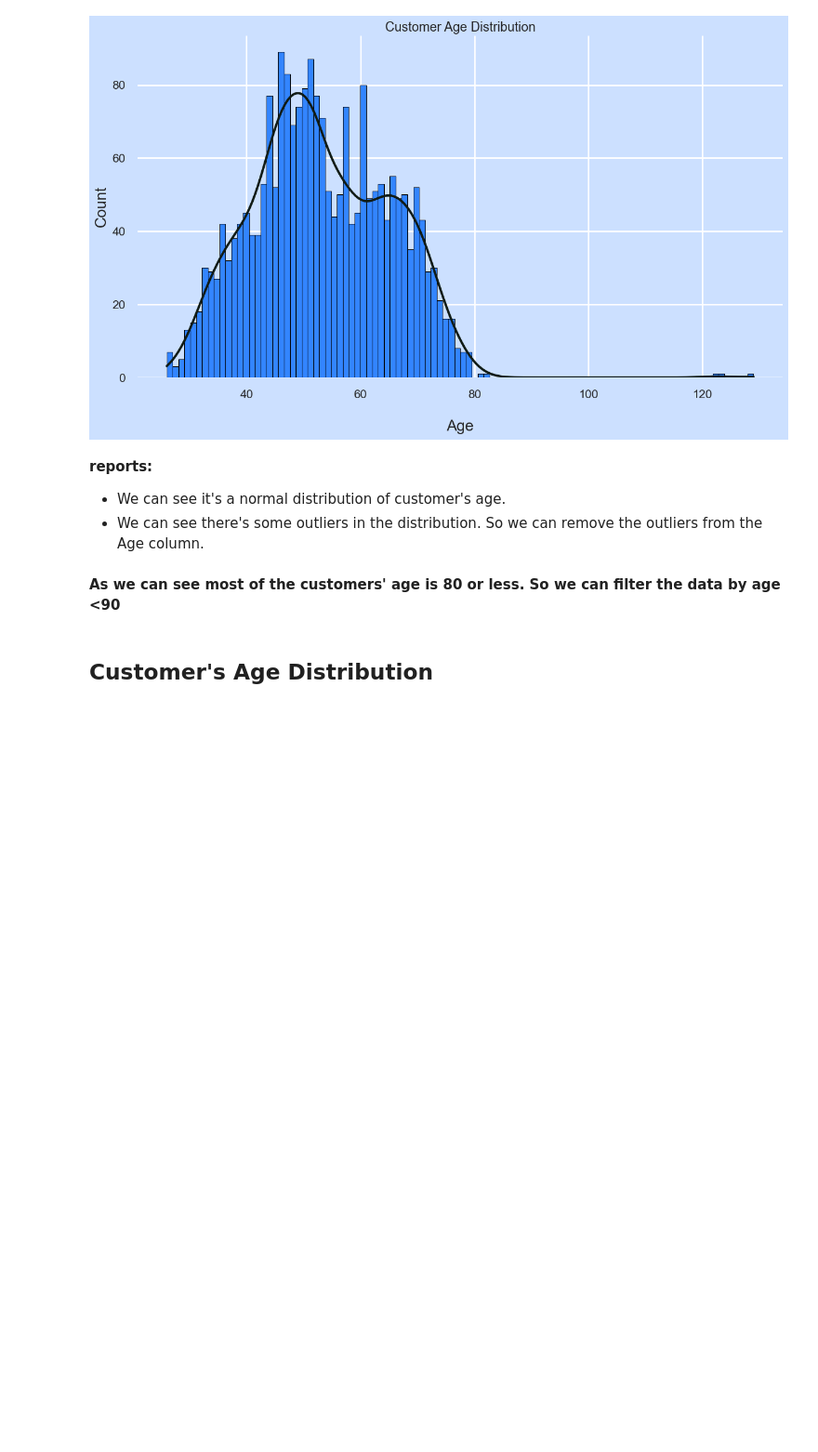
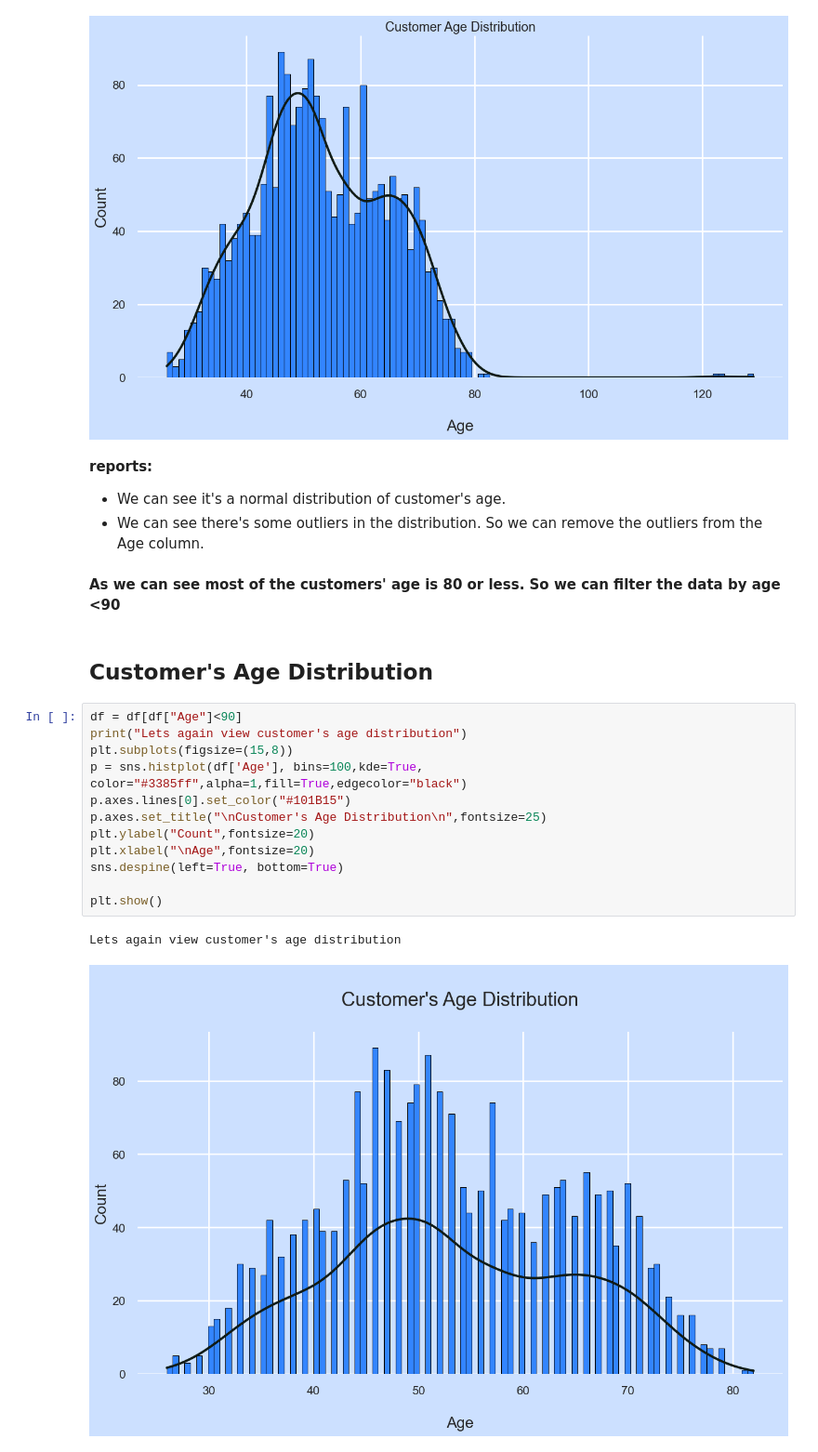
Before and after one commit to aditisahayad/Customer-Categorization---ML-Project, a Jupyter notebook: notebooks/EDA.ipynb, the cells around one changed output. Shown at 93% size. Drawn from its saved outputs; the diff is of its cells as text; blank space fills up the shorter version.

```diff
--- a/notebooks/EDA.ipynb
+++ b/notebooks/EDA.ipynb
@@ -497,3 +497,18 @@ plt.show()
 **As we can see most of the customers' age is 80 or less. So we can filter the data by age <90**
 # %% [markdown]
 ## Customer's Age Distribution
+# %%
+df = df[df["Age"]<90]
+print("Lets again view customer's age distribution")
+plt.subplots(figsize=(15,8))
+p = sns.histplot(df['Age'], bins=100,kde=True, color="#3385ff",alpha=1,fill=True,edgecolor="black")
+p.axes.lines[0].set_color("#101B15")
+p.axes.set_title("\nCustomer's Age Distribution\n",fontsize=25)
+plt.ylabel("Count",fontsize=20)
+plt.xlabel("\nAge",fontsize=20)
+sns.despine(left=True, bottom=True)
+
+plt.show()
+# %% [output]
+Lets again view customer's age distribution
+[figure, added]
```
Also changed, not shown: parts of 4 cells of this notebook, 1 other file.
